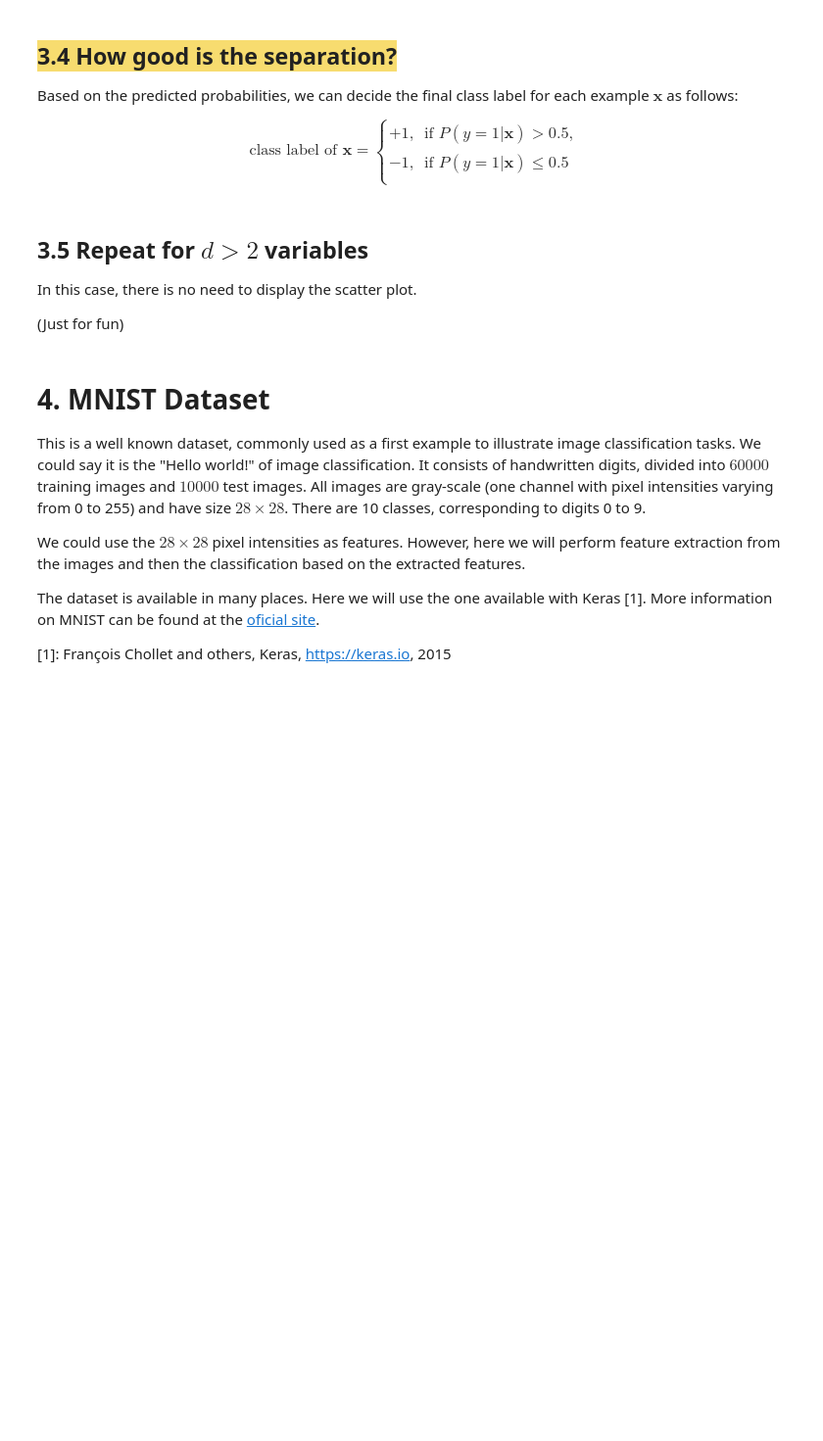
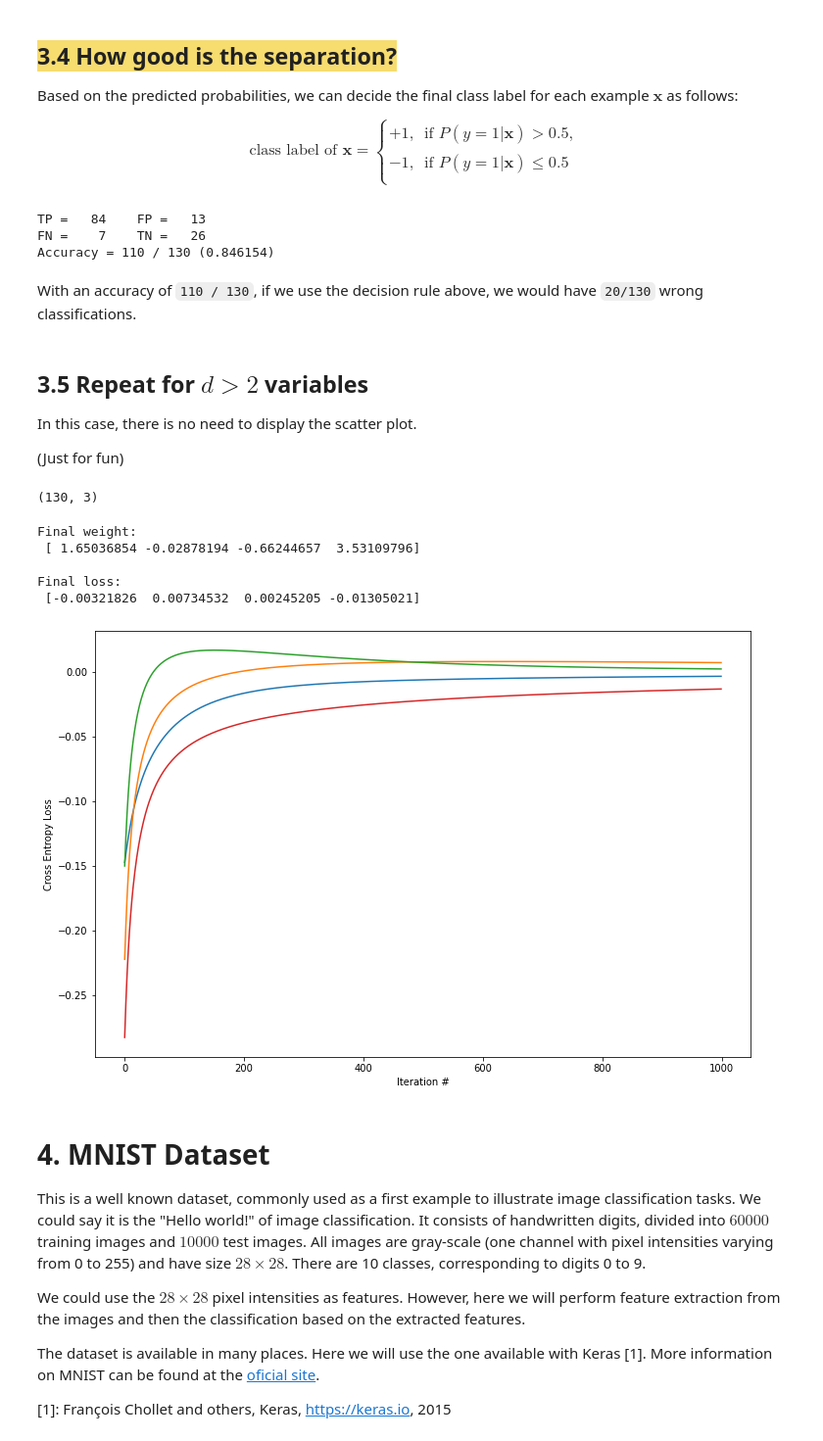
Before and after one commit to danigfavero/machine-learning, a Jupyter notebook: ep3/ep03_logistic_regression.ipynb, the cells around one changed output. Shown: that part at 98% size. Cells and saved outputs as stored; diff of their text form; code cells hidden in the pictures; blank space fills up the shorter version.

Commit message:
[EP3] trabalho finalizado

```diff
--- a/ep3/ep03_logistic_regression.ipynb
+++ b/ep3/ep03_logistic_regression.ipynb
@@ -327,7 +322,7 @@ plt.show()
 ## 3.1. Read and prepare the dataset
 # %%
 # load the dataset
-df = pd.read_csv('QT1data.csv')
+df = pd.read_csv('../ep2/QT1data.csv')
 df.head()
 # %% [output]
 |  | Sex | Age | Height | Weight | Shoe number | Trouser number |
@@ -471,3 +463,24 @@ $$\mbox{class label of $\mathbf{x}$} = \left\{
+# %%
+# ===> write your code to compute how many wrong
+#      classifications we would have if we use the decision rule above
+threshold = 0.5
+y_hat = np.where(y_pred > threshold, 1, -1)
+
+TP = np.sum((y_hat == 1) * (y == 1))
+TN = np.sum((y_hat == -1) * (y == -1))
+
+FP = np.sum((y_hat == 1) * (y == -1))
+FN = np.sum((y_hat == -1) * (y == 1))
+
+total = TP + FP + TN + FN
+print("TP = %4d    FP = %4d\nFN = %4d    TN = %4d"%(TP, FP, FN, TN))
+print("Accuracy = %d / %d (%f)\n" %((TP + TN),total, (TP + TN)/total))
+# %% [output]
+TP =   84    FP =   13
+FN =    7    TN =   26
+Accuracy = 110 / 130 (0.846154)
+# %% [markdown]
+With an accuracy of `110 / 130`, if we use the decision rule above, we would have `20/130` wrong classifications.
 # %% [markdown]
 ## 3.5 Repeat for $d>2$ variables
 
@@ -478,0 +490,38 @@ In this case, there is no need to display the scatter plot.
+# %%
+# ===> Your code
+# Select only features of interest
+feature_cols = ['Height', 'Weight', 'Shoe number']
+X = (df.loc[:, feature_cols]).to_numpy(dtype=float)
+
+# Input normalization
+for i in range(X.shape[1]):
+    avg = np.mean(X[:, i])
+    stddev = np.std(X[:, i])
+    X[:, i] = (X[:, i] - avg) / stddev
+
+print(X.shape)
+# %% [output]
+(130, 3)
+# %%
+# Training
+np.random.seed(567)
+
+w_logistic, loss = train_logistic(X, y, return_history = True)
+
+print()
+print("Final weight:\n", w_logistic)
+print()
+print("Final loss:\n", loss[-1])
+
+plt.figure(figsize = (12, 8))
+plt.plot(loss)
+plt.xlabel('Iteration #')
+plt.ylabel('Cross Entropy Loss')
+plt.show()
+# %% [output]
+Final weight:
+ [ 1.65036854 -0.02878194 -0.66244657  3.53109796]
+
+Final loss:
+ [-0.00321826  0.00734532  0.00245205 -0.01305021]
+[figure, added]
```
Also changed, not shown: parts of 29 cells of this notebook.
